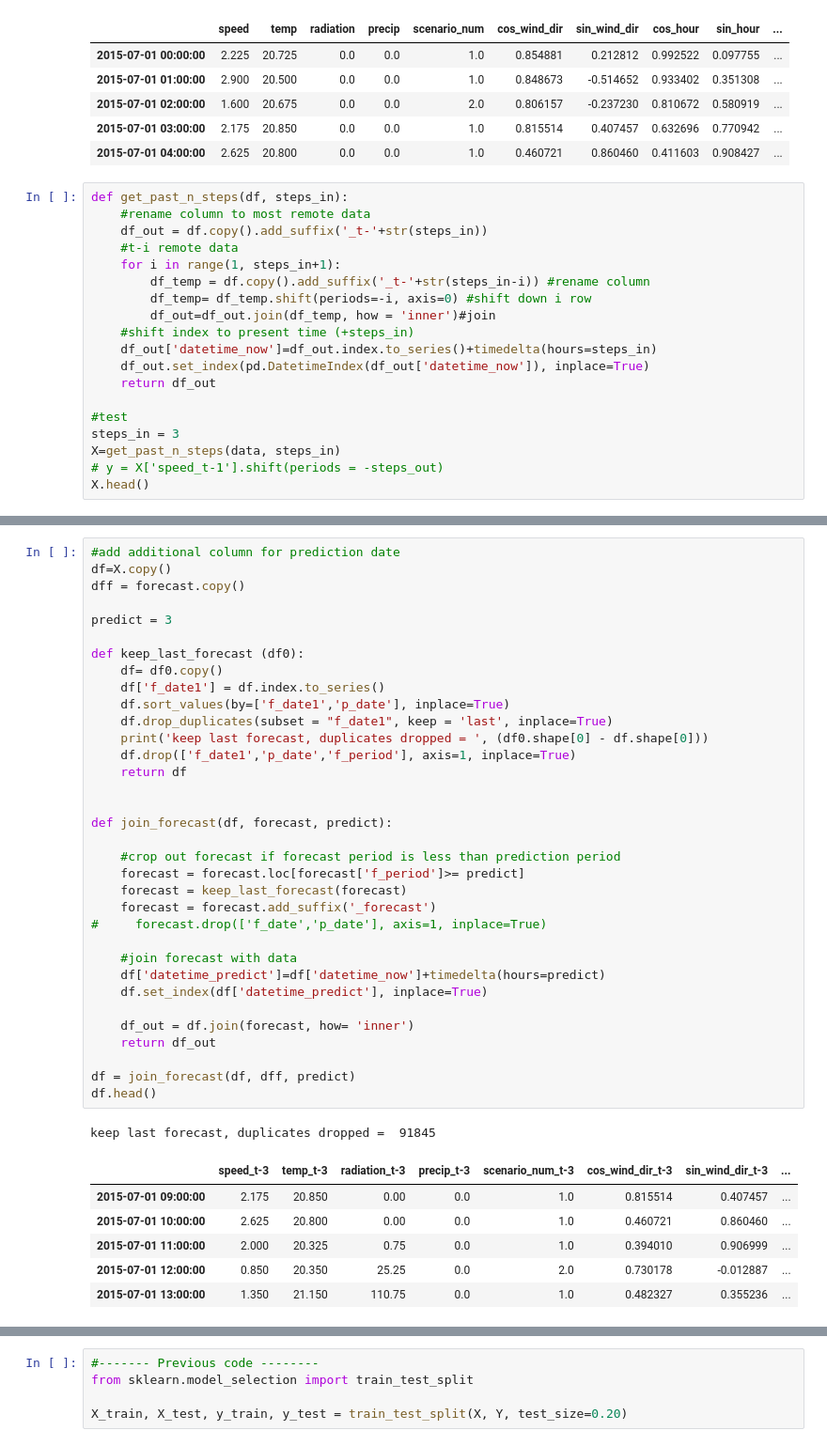
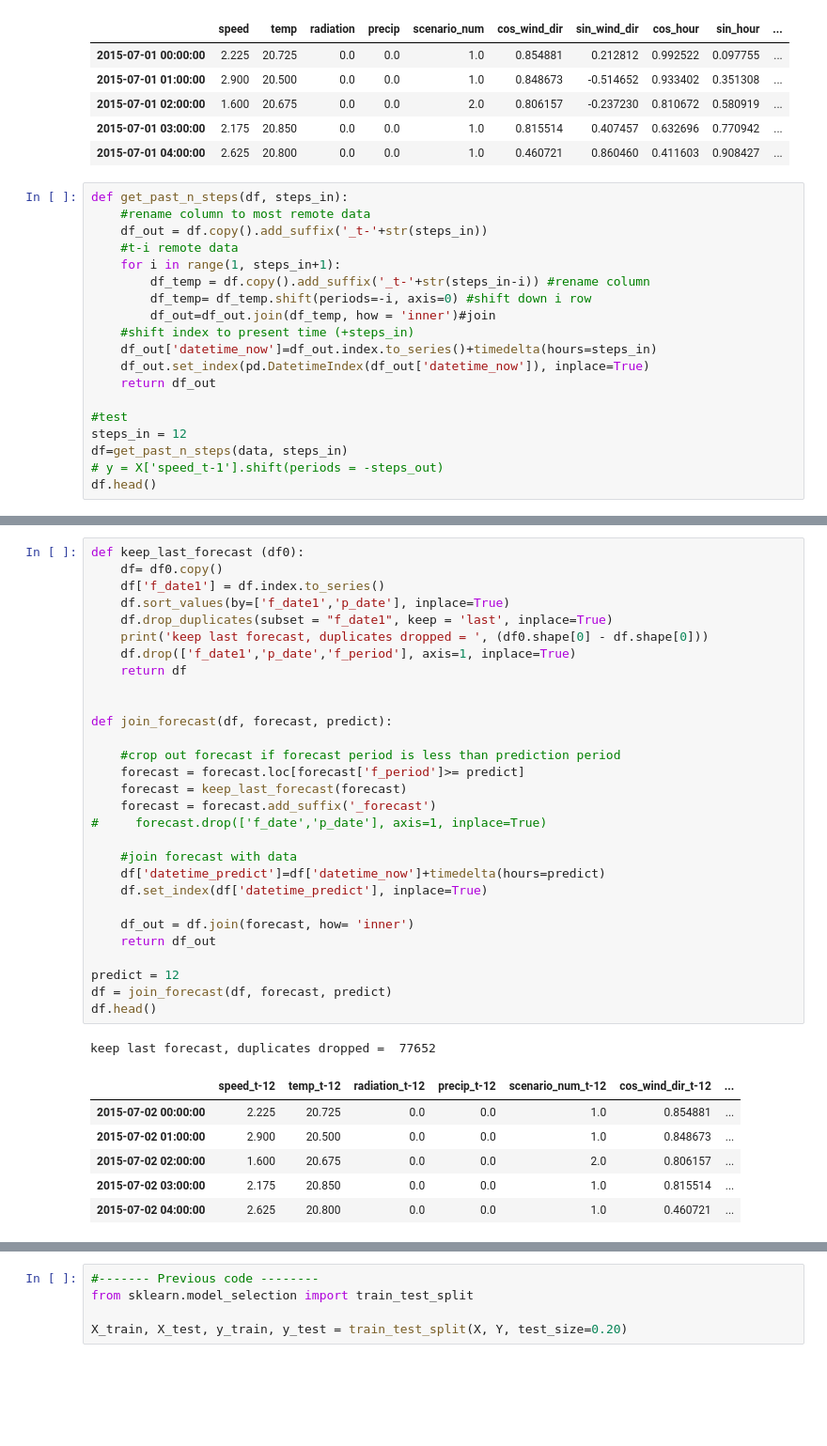
Before and after one commit to leobix/safi, a Jupyter notebook: safi_project_processing-classification.ipynb, the cells around one changed output, grey strips where cells are left out. Shown at 94% size. Cells and saved outputs as stored; diff of their text form; blank space fills up the shorter version.

```diff
--- a/safi_project_processing-classification.ipynb
+++ b/safi_project_processing-classification.ipynb
@@ -92,8 +93,8 @@ def get_past_n_steps(df, steps_in):
     return df_out
 
 #test
-steps_in = 3
-X=get_past_n_steps(data, steps_in)
+steps_in = 12
+df=get_past_n_steps(data, steps_in)
 # y = X['speed_t-1'].shift(periods = -steps_out)
-X.head()
+df.head()
 # %% [output]
@@ -138,42 +109,37 @@ forecast.head()
 # %%
-#add additional column for prediction date
-df=X.copy()
-dff = forecast.copy()
-
-predict = 3
-
 def keep_last_forecast (df0):
     df= df0.copy()
     df['f_date1'] = df.index.to_series()
     df.sort_values(by=['f_date1','p_date'], inplace=True)
     df.drop_duplicates(subset = "f_date1", keep = 'last', inplace=True)
     print('keep last forecast, duplicates dropped = ', (df0.shape[0] - df.shape[0]))
     df.drop(['f_date1','p_date','f_period'], axis=1, inplace=True)
     return df
 
 
 def join_forecast(df, forecast, predict):
 
     #crop out forecast if forecast period is less than prediction period
     forecast = forecast.loc[forecast['f_period']>= predict]
     forecast = keep_last_forecast(forecast)
     forecast = forecast.add_suffix('_forecast')
 #     forecast.drop(['f_date','p_date'], axis=1, inplace=True)
 
     #join forecast with data
     df['datetime_predict']=df['datetime_now']+timedelta(hours=predict)
     df.set_index(df['datetime_predict'], inplace=True)
 
     df_out = df.join(forecast, how= 'inner')
     return df_out
 
-df = join_forecast(df, dff, predict)
+predict = 12
+df = join_forecast(df, forecast, predict)
 df.head()
 # %% [output]
-keep last forecast, duplicates dropped =  91845
+keep last forecast, duplicates dropped =  77652
-|  | speed_t-3 | temp_t-3 | radiation_t-3 | precip_t-3 | scenario_num_t-3 | cos_wind_dir_t-3 | sin_wind_dir_t-3 | ... |
-| 2015-07-01 09:00:00 | 2.175 | 20.850 | 0.00 | 0.0 | 1.0 | 0.815514 | 0.407457 | ... |
-| 2015-07-01 10:00:00 | 2.625 | 20.800 | 0.00 | 0.0 | 1.0 | 0.460721 | 0.860460 | ... |
-| 2015-07-01 11:00:00 | 2.000 | 20.325 | 0.75 | 0.0 | 1.0 | 0.394010 | 0.906999 | ... |
-| 2015-07-01 12:00:00 | 0.850 | 20.350 | 25.25 | 0.0 | 2.0 | 0.730178 | -0.012887 | ... |
-| 2015-07-01 13:00:00 | 1.350 | 21.150 | 110.75 | 0.0 | 1.0 | 0.482327 | 0.355236 | ... |
+|  | speed_t-12 | temp_t-12 | radiation_t-12 | precip_t-12 | scenario_num_t-12 | cos_wind_dir_t-12 | ... |
+| 2015-07-02 00:00:00 | 2.225 | 20.725 | 0.0 | 0.0 | 1.0 | 0.854881 | ... |
+| 2015-07-02 01:00:00 | 2.900 | 20.500 | 0.0 | 0.0 | 1.0 | 0.848673 | ... |
+| 2015-07-02 02:00:00 | 1.600 | 20.675 | 0.0 | 0.0 | 2.0 | 0.806157 | ... |
+| 2015-07-02 03:00:00 | 2.175 | 20.850 | 0.0 | 0.0 | 1.0 | 0.815514 | ... |
+| 2015-07-02 04:00:00 | 2.625 | 20.800 | 0.0 | 0.0 | 1.0 | 0.460721 | ... |
```
Also changed, not shown: parts of 19 cells of this notebook.
